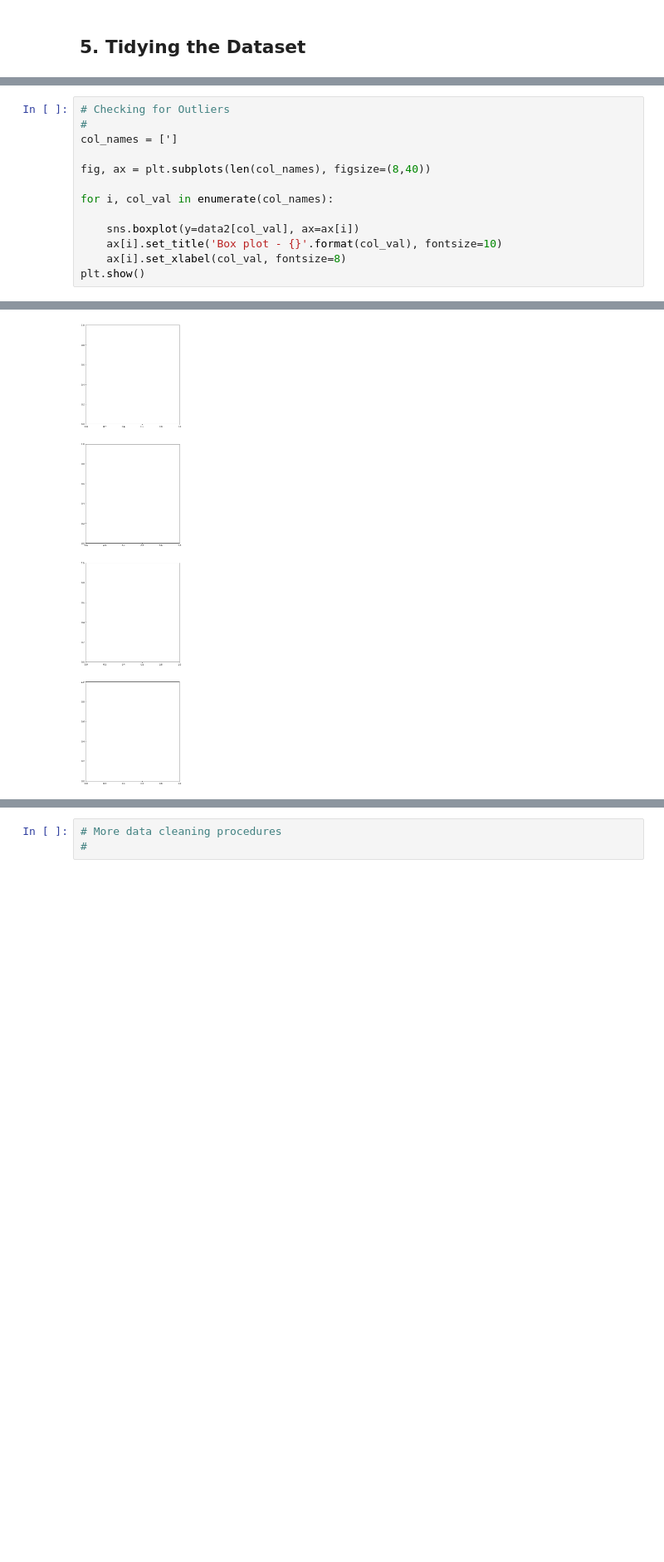
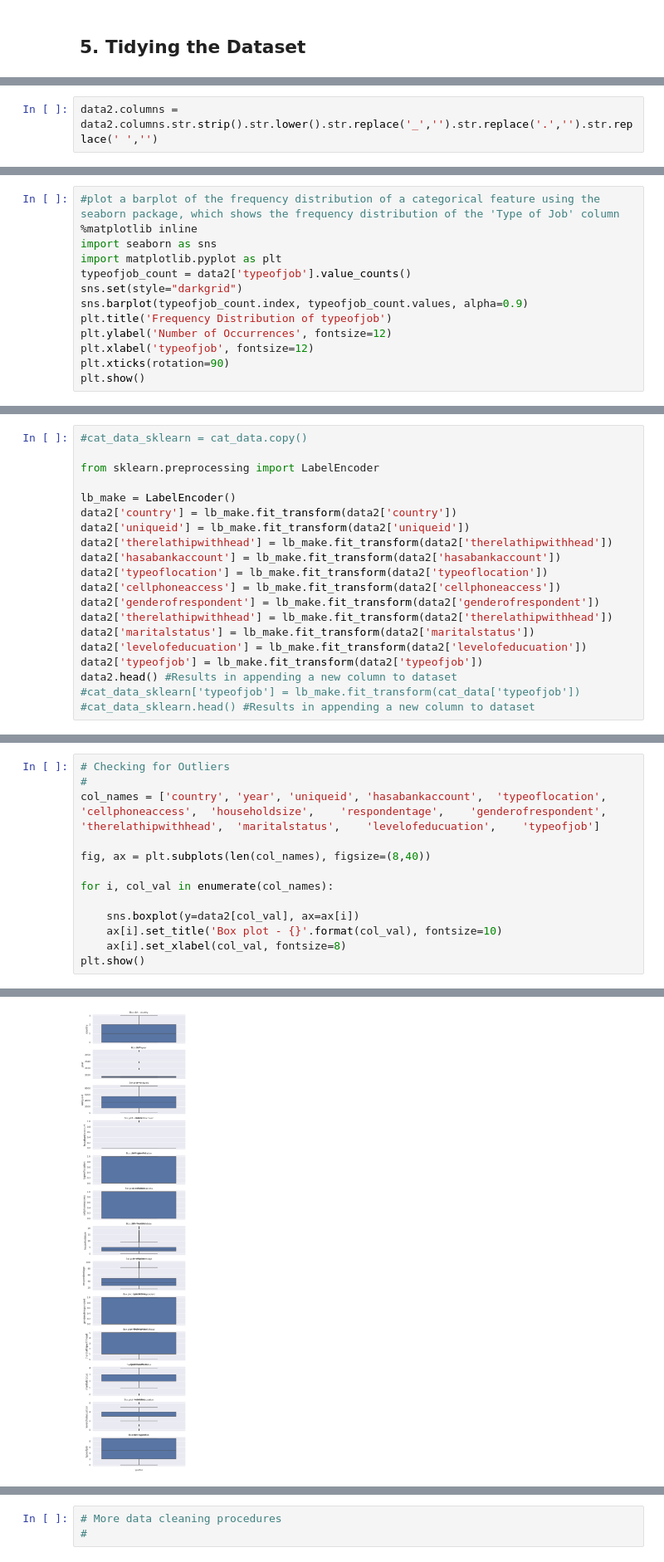
Before and after one commit to abel-keya/Core_W2_Independent_Project_Abel_Keya, a Jupyter notebook: Moringa_Data_Science_Core_W2_Independent_Project_Abel_Keya_Python_Notebook.ipynb, the cells around one changed output, grey strips where cells are left out. Shown at 83% size. Drawn from its saved outputs; the diff is of its cells as text; blank space fills up the shorter version.

```diff
--- a/Moringa_Data_Science_Core_W2_Independent_Project_Abel_Keya_Python_Notebook.ipynb
+++ b/Moringa_Data_Science_Core_W2_Independent_Project_Abel_Keya_Python_Notebook.ipynb
@@ -126,0 +141,2 @@ Making sure your data matches something outside of the dataset is very important
+# %%
+data2.columns = data2.columns.str.strip().str.lower().str.replace('_','').str.replace('.','').str.replace(' ','')
@@ -126,0 +450,13 @@ Making sure your data matches something outside of the dataset is very important
+# %%
+#plot a barplot of the frequency distribution of a categorical feature using the seaborn package, which shows the frequency distribution of the 'Type of Job' column
+%matplotlib inline
+import seaborn as sns
+import matplotlib.pyplot as plt
+typeofjob_count = data2['typeofjob'].value_counts()
+sns.set(style="darkgrid")
+sns.barplot(typeofjob_count.index, typeofjob_count.values, alpha=0.9)
+plt.title('Frequency Distribution of typeofjob')
+plt.ylabel('Number of Occurrences', fontsize=12)
+plt.xlabel('typeofjob', fontsize=12)
+plt.xticks(rotation=90)
+plt.show()
@@ -126,0 +467,20 @@ Making sure your data matches something outside of the dataset is very important
+# %%
+#cat_data_sklearn = cat_data.copy()
+
+from sklearn.preprocessing import LabelEncoder
+
+lb_make = LabelEncoder()
+data2['country'] = lb_make.fit_transform(data2['country'])
+data2['uniqueid'] = lb_make.fit_transform(data2['uniqueid'])
+data2['therelathipwithhead'] = lb_make.fit_transform(data2['therelathipwithhead'])
+data2['hasabankaccount'] = lb_make.fit_transform(data2['hasabankaccount'])
+data2['typeoflocation'] = lb_make.fit_transform(data2['typeoflocation'])
+data2['cellphoneaccess'] = lb_make.fit_transform(data2['cellphoneaccess'])
+data2['genderofrespondent'] = lb_make.fit_transform(data2['genderofrespondent'])
+data2['therelathipwithhead'] = lb_make.fit_transform(data2['therelathipwithhead'])
+data2['maritalstatus'] = lb_make.fit_transform(data2['maritalstatus'])
+data2['levelofeducuation'] = lb_make.fit_transform(data2['levelofeducuation'])
+data2['typeofjob'] = lb_make.fit_transform(data2['typeofjob'])
+data2.head() #Results in appending a new column to dataset
+#cat_data_sklearn['typeofjob'] = lb_make.fit_transform(cat_data['typeofjob'])
+#cat_data_sklearn.head() #Results in appending a new column to dataset
@@ -127,7 +494,7 @@ Making sure your data matches something outside of the dataset is very important
 # %%
 # Checking for Outliers
 #
-col_names = [']
+col_names = ['country',	'year',	'uniqueid',	'hasabankaccount',	'typeoflocation',	'cellphoneaccess',	'householdsize',	'respondentage',	'genderofrespondent',	'therelathipwithhead',	'maritalstatus',	'levelofeducuation',	'typeofjob']
 
 fig, ax = plt.subplots(len(col_names), figsize=(8,40))
 
@@ -142 +508 @@ KeyError: ignored
-[figure, old version]
+[figure, new version]
```
Also changed, not shown: parts of 69 cells of this notebook.
